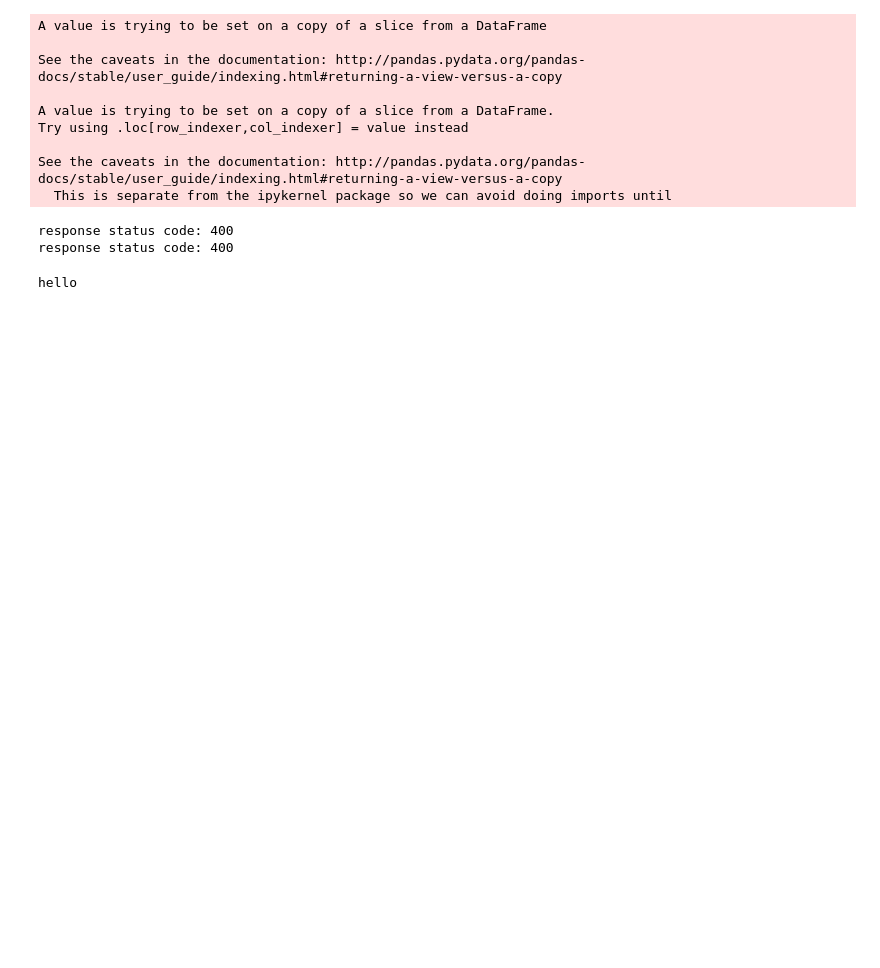
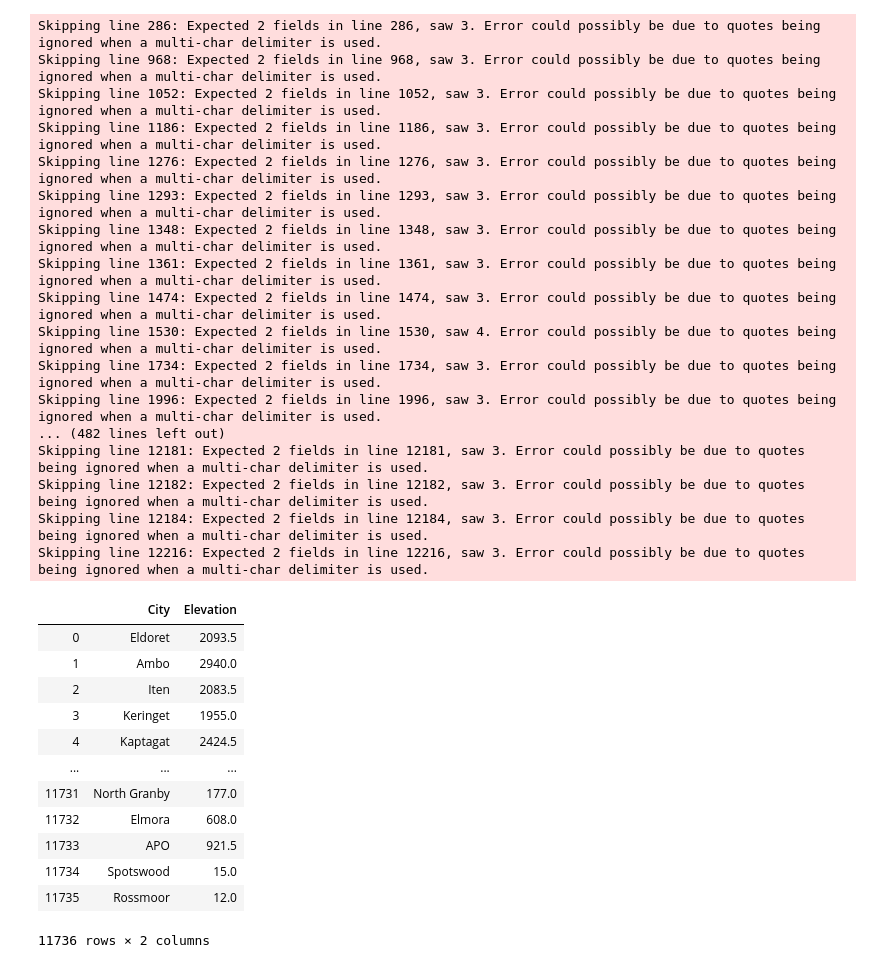
Before and after one commit to mijapa/BostonMarathonAnalisys, a Jupyter notebook: Boston_Elevation_Download.ipynb, the cells around one changed output. Cells and saved outputs as stored; diff of their text form; code cells hidden in the pictures; blank space fills up the shorter version.

Commit message:
update elevation download, add more elevation data

```diff
--- a/Boston_Elevation_Download.ipynb
+++ b/Boston_Elevation_Download.ipynb
@@ -12,10 +12,13 @@ from datetime import datetime
 import time
 import csv
 sns.set_style("darkgrid")
+results_2016 = pd.read_csv('./Runners_all_results_2016.csv', header = 0, encoding='latin-1')
+results_2016['OfficialTime'] = results_2016['OfficialTime'].apply(lambda x: datetime.combine(datetime.min, datetime.strptime(x, '%H:%M:%S').time()) - datetime.min)
+results_2017 = pd.read_csv('./Runners_all_results_2017.csv', header = 0, encoding='latin-1')
+results_2017['OfficialTime'] = results_2017['OfficialTime'].apply(lambda x: datetime.combine(datetime.min, datetime.strptime(x, '%H:%M:%S').time()) - datetime.min)
 results_2018 = pd.read_csv('./Runners_all_results_2018.csv', header = 0, encoding='latin-1')
 results_2018['OfficialTime'] = results_2018['OfficialTime'].apply(lambda x: datetime.combine(datetime.min, datetime.strptime(x, '%H:%M:%S').time()) - datetime.min)
 results_2019 = pd.read_csv('./Runners_all_results_2019.csv', header = 0, encoding='latin-1', error_bad_lines=False)
 results_2019['OfficialTime'] = results_2019['OfficialTime'].apply(lambda x: datetime.combine(datetime.min, datetime.strptime(x, '%H:%M:%S').time()) - datetime.min)
-results_2019.head(2)
 # %% [output]
 b'Skipping line 26144: expected 20 fields, saw 21\n'
@@ -25,4 +24,0 @@ b'Skipping line 26144: expected 20 fields, saw 21\n'
-# %%
-results_2019.Gender[results_2019.Gender == 'M'] = 1
-results_2019.Gender[results_2019.Gender == 'F'] = 0
-results_2019.head(2)
@@ -40,3 +25,9 @@ See the caveats in the documentation: http://pandas.pydata.org/pandas-docs/stabl
+# %%
+results_2016['Year']=2016
+results_2017['Year']=2017
+results_2018['Year']=2018
+results_2019['Year']=2019
+results = results_2019.append(results_2018, ignore_index = True, sort=True).append(results_2017, ignore_index = True, sort=True).append(results_2016, ignore_index = True, sort=True)
 # %%
 import requests
 import pandas as pd
@@ -63,23 +54,42 @@ def get_elevation_from_name(name):
     # print(elevation)
     return elevation
 # %%
-cities = results_2019[['City']]
-cities.drop_duplicates(inplace = True)
-cities['Elevation'] = cities.apply(lambda x: get_elevation_from_name(x['City']), axis=1)
-cities.to_csv("cities.csv", encoding='utf-8', index=False)
+# cities = results_2019[['City']]
+# cities.drop_duplicates(inplace = True)
+# cities['Elevation'] = cities.apply(lambda x: get_elevation_from_name(x['City']), axis=1)
+# cities.to_csv("cities.csv", encoding='utf-8', index=False)
-# %% [output]
-A value is trying to be set on a copy of a slice from a DataFrame
-
-See the caveats in the documentation: http://pandas.pydata.org/pandas-docs/stable/user_guide/indexing.html#returning-a-view-versus-a-copy
-
-A value is trying to be set on a copy of a slice from a DataFrame.
-Try using .loc[row_indexer,col_indexer] = value instead
-
-See the caveats in the documentation: http://pandas.pydata.org/pandas-docs/stable/user_guide/indexing.html#returning-a-view-versus-a-copy
-  This is separate from the ipykernel package so we can avoid doing imports until
-response status code: 400
-response status code: 400
-# %%
-print("hello")
-# %% [output]
-hello
+# %%
+cities_elevation = pd.read_csv('cities.csv', header = 0, sep=' *, *', quotechar = '"', error_bad_lines=False)
+cities_elevation['Elevation'] = cities_elevation['Elevation'].apply(pd.to_numeric, errors='coerce')
+results = results.merge(cities_elevation.set_index("City"), left_on='City', right_on="City", how='left')
+# %% [output]
+Skipping line 286: Expected 2 fields in line 286, saw 3. Error could possibly be due to quotes being ignored when a multi-char delimiter is used.
+Skipping line 968: Expected 2 fields in line 968, saw 3. Error could possibly be due to quotes being ignored when a multi-char delimiter is used.
+Skipping line 1052: Expected 2 fields in line 1052, saw 3. Error could possibly be due to quotes being ignored when a multi-char delimiter is used.
+Skipping line 1186: Expected 2 fields in line 1186, saw 3. Error could possibly be due to quotes being ignored when a multi-char delimiter is used.
+Skipping line 1276: Expected 2 fields in line 1276, saw 3. Error could possibly be due to quotes being ignored when a multi-char delimiter is used.
+Skipping line 1293: Expected 2 fields in line 1293, saw 3. Error could possibly be due to quotes being ignored when a multi-char delimiter is used.
+Skipping line 1348: Expected 2 fields in line 1348, saw 3. Error could possibly be due to quotes being ignored when a multi-char delimiter is used.
+Skipping line 1361: Expected 2 fields in line 1361, saw 3. Error could possibly be due to quotes being ignored when a multi-char delimiter is used.
+Skipping line 1474: Expected 2 fields in line 1474, saw 3. Error could possibly be due to quotes being ignored when a multi-char delimiter is used.
+Skipping line 1530: Expected 2 fields in line 1530, saw 4. Error could possibly be due to quotes being ignored when a multi-char delimiter is used.
+Skipping line 1734: Expected 2 fields in line 1734, saw 3. Error could possibly be due to quotes being ignored when a multi-char delimiter is used.
+Skipping line 1996: Expected 2 fields in line 1996, saw 3. Error could possibly be due to quotes being ignored when a multi-char delimiter is used.
+... (482 lines left out)
+Skipping line 12181: Expected 2 fields in line 12181, saw 3. Error could possibly be due to quotes being ignored when a multi-char delimiter is used.
+Skipping line 12182: Expected 2 fields in line 12182, saw 3. Error could possibly be due to quotes being ignored when a multi-char delimiter is used.
+Skipping line 12184: Expected 2 fields in line 12184, saw 3. Error could possibly be due to quotes being ignored when a multi-char delimiter is used.
+Skipping line 12216: Expected 2 fields in line 12216, saw 3. Error could possibly be due to quotes being ignored when a multi-char delimiter is used.
+|  | City | Elevation |
+| 0 | Eldoret | 2093.5 |
+| 1 | Ambo | 2940.0 |
+| 2 | Iten | 2083.5 |
+| 3 | Keringet | 1955.0 |
+| 4 | Kaptagat | 2424.5 |
+| ... | ... | ... |
+| 11731 | North Granby | 177.0 |
+| 11732 | Elmora | 608.0 |
+| 11733 | APO | 921.5 |
+| 11734 | Spotswood | 15.0 |
+| 11735 | Rossmoor | 12.0 |
+11736 rows × 2 columns
```
Also changed, not shown: parts of 6 cells of this notebook, 1 other file.
